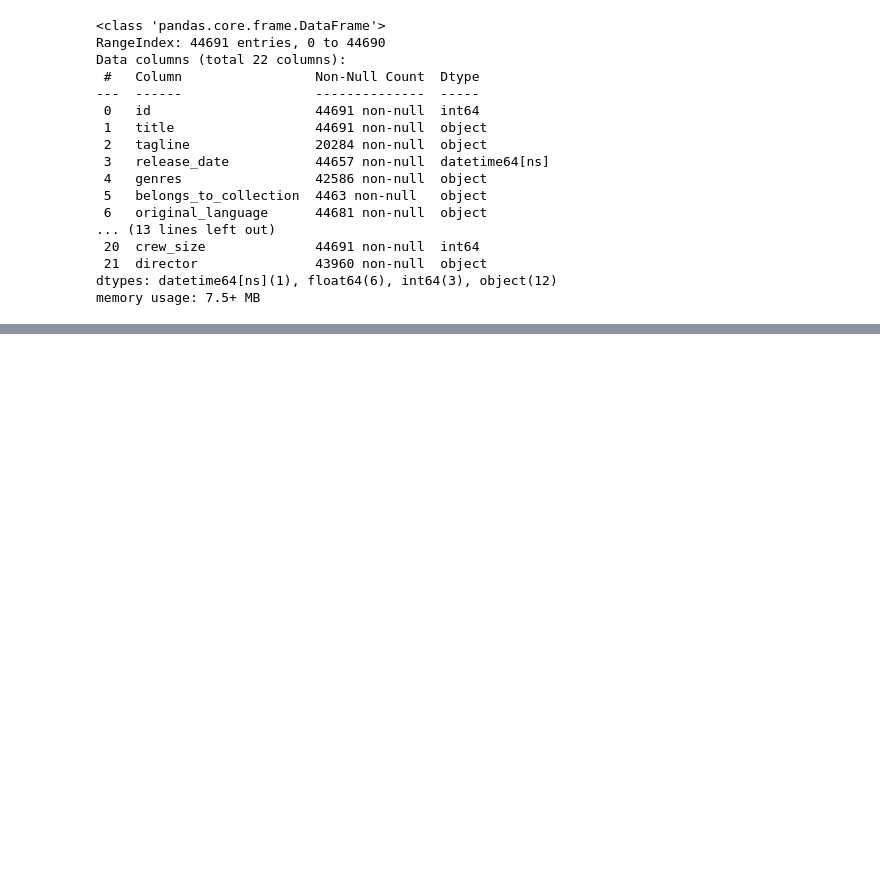
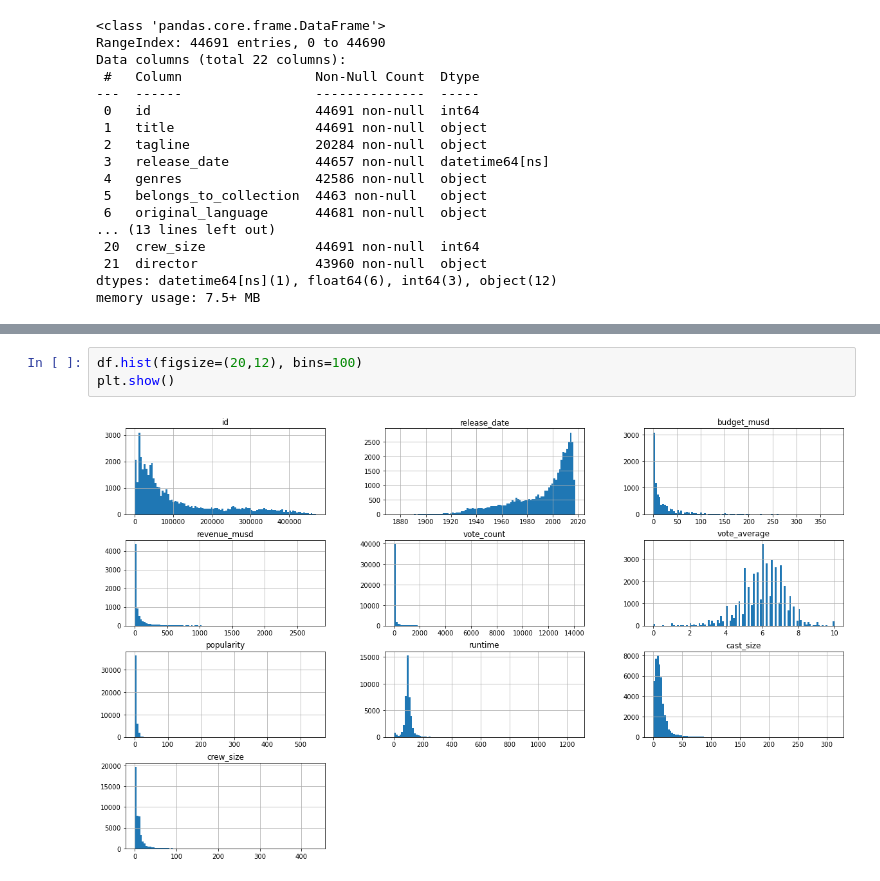
Before and after one commit to RochaErik/DS-MoviesProject, a Jupyter notebook: DS-MoviesProject.ipynb, the cells around one changed output, grey strips where cells are left out. Drawn from its saved outputs; the diff is of its cells as text; blank space fills up the shorter version.

```diff
--- a/DS-MoviesProject.ipynb
+++ b/DS-MoviesProject.ipynb
@@ -44,0 +57,5 @@ memory usage: 7.5+ MB
+# %%
+df.hist(figsize=(20,12), bins=100)
+plt.show()
+# %% [output]
+[figure, added]
```
Also changed, not shown: parts of 7 cells of this notebook.
